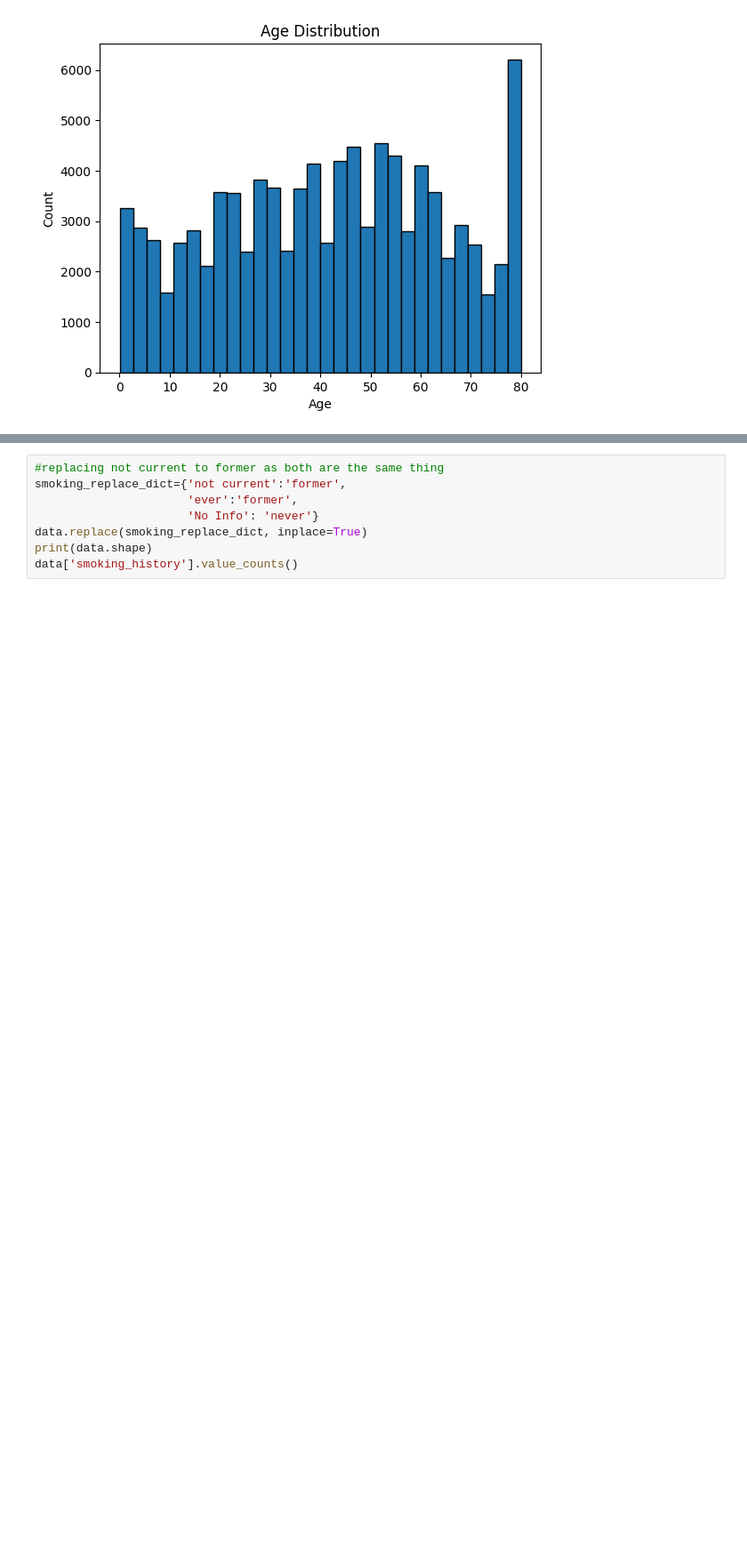
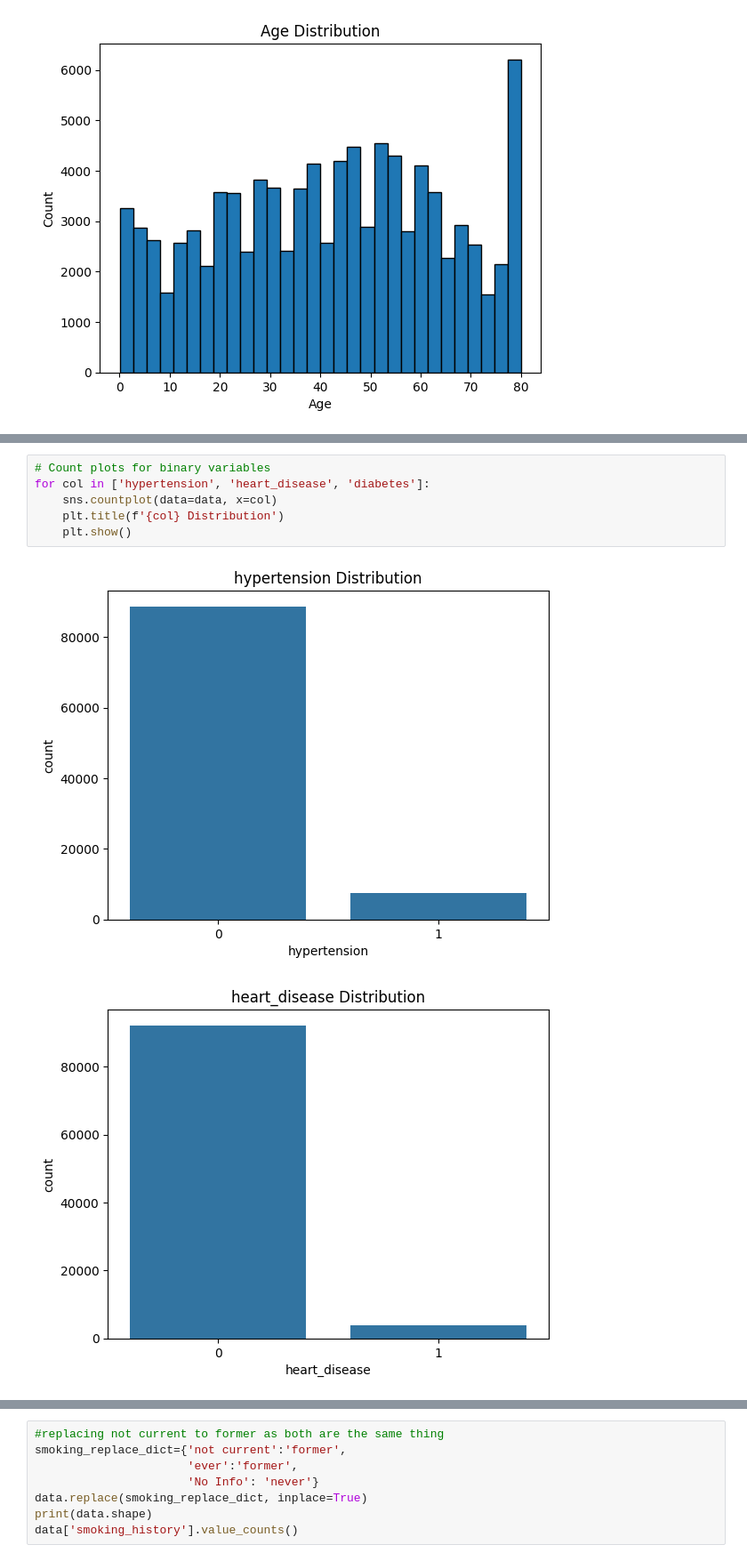
Before and after one commit to Maddox24425/Summer-Project, a Jupyter notebook: Project.ipynb, the cells around one changed output, grey strips where cells are left out. Shown at 89% size. Cells and saved outputs as stored; diff of their text form; blank space fills up the shorter version.

```diff
--- a/Project.ipynb
+++ b/Project.ipynb
@@ -143,0 +167,9 @@ plt.show()
+# %%
+# Count plots for binary variables
+for col in ['hypertension', 'heart_disease', 'diabetes']:
+    sns.countplot(data=data, x=col)
+    plt.title(f'{col} Distribution')
+    plt.show()
+# %% [output]
+[figure, added]
+[figure, added]
```
Also changed, not shown: parts of 19 cells of this notebook.
